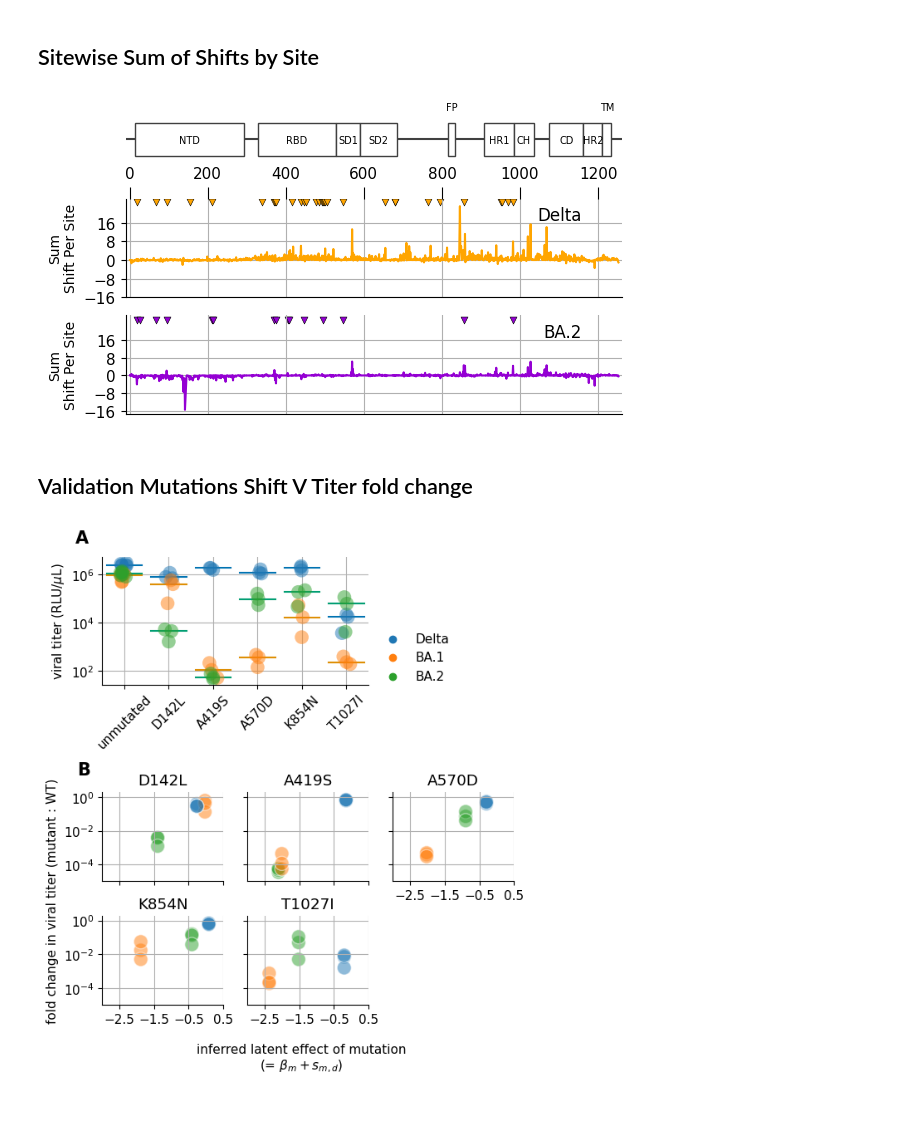
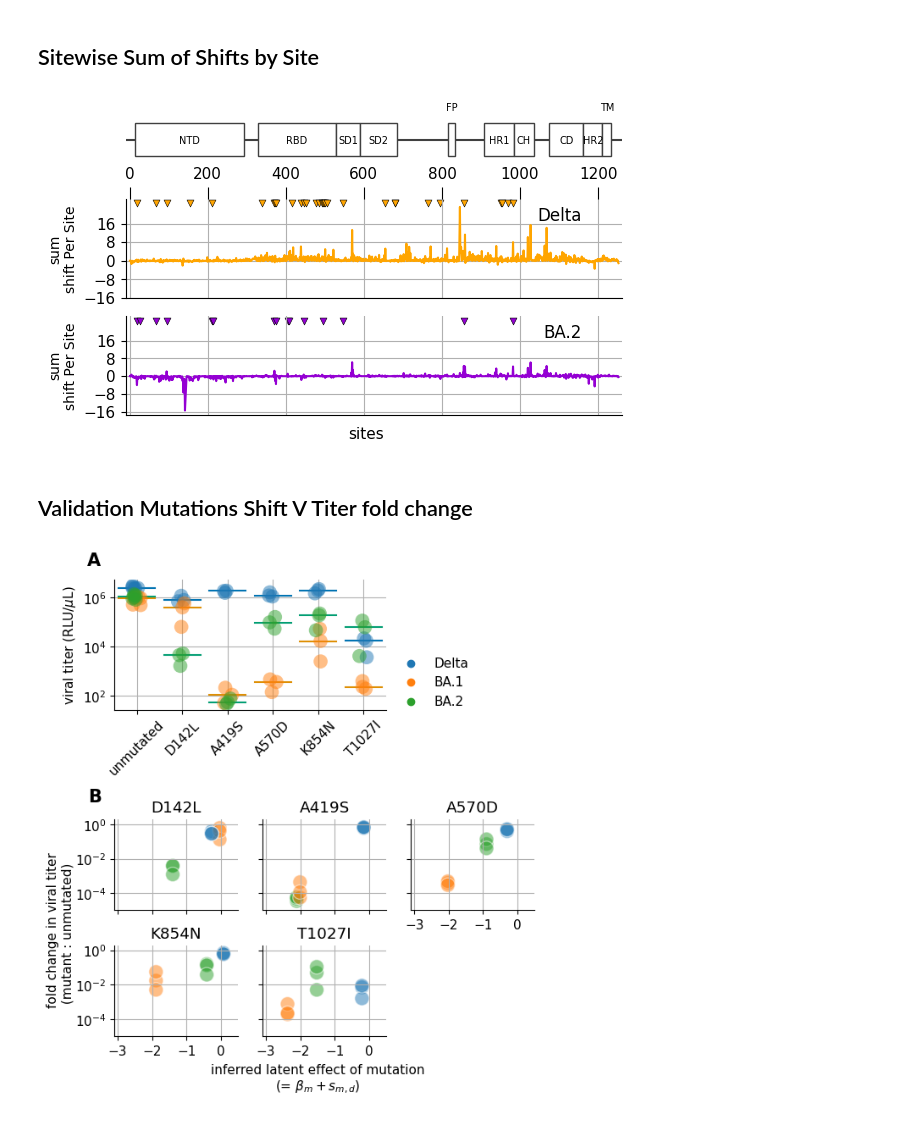
Before and after one commit to matsengrp/SARS-CoV-2_spike_multidms, a Jupyter notebook: notebooks/manuscript-figures.ipynb, the cells around one changed output. Cells and saved outputs as stored; diff of their text form; code cells hidden in the pictures.

```diff
--- a/notebooks/manuscript-figures.ipynb
+++ b/notebooks/manuscript-figures.ipynb
@@ -1353,5 +1508,5 @@ mut_df_replicates = multidms.utils.combine_replicate_muts(
     how="outer"
 )
 mut_df_replicates["sense"] = [
-    "Nonsense" if mut == "*" else "Missense" for mut in mut_df_replicates.muts
+    "stop" if mut == "*" else "non synonymous" for mut in mut_df_replicates.muts
 ]
@@ -1419,10 +1617,9 @@ mut_df
 # %%
-# Same X and Y Ticks
-
 saveas = "naive_approach_replicate_shifts_correlation"
 
 fig, ax = plt.subplots(1,2, figsize=[6.4,3.5], sharex=True, sharey=True)
-
+lim = [-8, 11]
+ticks = np.linspace(-7, 11, 7)
 for i, condition in enumerate(["Delta", "Omicron_BA2"]):
     iter_ax = ax[i]
     sns.scatterplot(
@@ -1433,8 +1630,10 @@ for i, condition in enumerate(["Delta", "Omicron_BA2"]):
         alpha=0.3,
         c='0.25'
     )
-    iter_ax.set_ylim(-8, 12)
-    iter_ax.set_xlim(-8, 12)
+    iter_ax.set_ylim(lim)
+    iter_ax.set_xlim(lim)
+    iter_ax.set_xticks(ticks, labels=ticks)
+    iter_ax.set_yticks(ticks, labels=ticks)
     iter_ax.plot([-8, 12], [-8, 12], "--", lw=2, c="royalblue")
 
     corr = pearsonr(mut_df[f"0-{condition}_S"], mut_df[f"1-{condition}_S"])[0]
@@ -1448,6 +1647,7 @@ for i, condition in enumerate(["Delta", "Omicron_BA2"]):
     iter_ax.grid()
     sns.despine(ax=iter_ax)
 
+
 ax[0].set_title("Delta")
 ax[0].set_xlabel("replicate 1")
 ax[0].set_ylabel("replicate 2")
@@ -1838,7 +2092,7 @@ mut_df_replicates = multidms.utils.combine_replicate_muts(
     times_seen_threshold=times_seen_threshold,
     how="inner"
 )
-mut_df_replicates["sense"] = ["Nonsense" if mut == "*" else "Missense" for mut in mut_df_replicates.muts]
+mut_df_replicates["sense"] = ["stop" if mut == "*" else "non synonymous" for mut in mut_df_replicates.muts]
 rename_omicron = {
     c:"_".join(c.split("_")[:2]+[c.split("_")[3]])
     for c in mut_df_replicates.columns if "Omicron" in c
@@ -1931,4 +2185,6 @@ shifts_by_site.index.dtype
 # %% [output]
 dtype('int64')
 # %%
-site_map.reset_index().rename({"index":"site"})
+site_map = model.data.site_map.reset_index().rename(
+    {"index":"sites", "Omicron_BA2": "BA2", "Omicron_BA1":"BA1"}, axis=1
+).set_index("sites")
@@ -2310,7 +2596,7 @@ plt.show()
 # %% [markdown]
 ## Sitewise Sum of Shifts by Site
 # %%
-# xlabel
+## xlabel
 
 saveas = "sum_shift_by_site"
 
@@ -2375,7 +2661,8 @@ for (i, homolog) in enumerate(['BA2', 'Delta']):
         color=cs[homolog],
         label=""
     )
-    nis = shifts_by_site.query(f"not is_{homolog}_wt")
+
+    nis = site_map.query(f"{homolog} != BA1")
     sns.scatterplot(
         x='sites',
         y=np.repeat(25, len(nis)),
@@ -2386,6 +2673,18 @@ for (i, homolog) in enumerate(['BA2', 'Delta']):
         facecolor=cs[homolog],
         edgecolor="black"
     )
+
+#     nis = shifts_by_site.query(f"not is_{homolog}_wt")
+#     sns.scatterplot(
+#         x='sites',
+#         y=np.repeat(25, len(nis)),
+#         data=nis,
+#         s=25,
+#         ax=axs[homolog],
+#         marker='v',
+#         facecolor=cs[homolog],
+#         edgecolor="black"
+#     )
 
     axs[homolog].grid()
     axs[homolog].set(
@@ -2403,7 +2702,7 @@ for (i, homolog) in enumerate(['BA2', 'Delta']):
         size=9
     )
     axs[homolog].set_xlabel(None)
-    axs[homolog].set_ylabel("Sum\nShift Per Site", size=10)
+    axs[homolog].set_ylabel("sum\nshift Per Site", size=10)
 
 axs["BA2"]._shared_axes['x'].join(axs["BA2"], axs["Delta"])
 
@@ -2424,34 +2723,39 @@ for (domain, (start, end)) in domain_dict.items():
         fontsize=7
     )
 
 axs["Annotation"].set(ylim=[-0.5,4], yticks=[])
 sns.despine(left=True, bottom=True, ax=axs["Annotation"])
 
 axs["Annotation"].sharex(axs["BA2"])
 axs["Annotation"].axhline(2, c='0.25', zorder=0)
 axs["Annotation"].xaxis.set_tick_params(which='both', bottom=False, labelbottom=False, labeltop=False)
 
+fig.text(
+    0.5, 0.05, 'sites',
+    ha='center'
+)
+
 axs["Delta"].text(
     .92, .92,
     f"Delta",
     ha="right", va="top",
     size=12,
     transform=axs["Delta"].transAxes
 )
 
 axs["BA2"].text(
     .92, .92,
     f"BA.2",
     ha="right", va="top",
     size=12,
     transform=axs["BA2"].transAxes
 )
 
 fig.savefig(f"{OUTDIR}/{saveas}.pdf",bbox_inches='tight')
 fig.savefig(f"{OUTDIR}/{saveas}.png",bbox_inches='tight')
 plt.show()
 # %% [output]
-[figure, old version]
+[figure, new version]
 # %% [markdown]
 ## Validation Mutations Shift V Titer fold change
 # %%
@@ -2601,7 +2905,7 @@ for (i, mutation) in enumerate(validation_mutations):
     iter_ax.set(
         title=mutation, xlabel='', ylabel='',
         yscale='log', ylim=[1e-5,2], yticks=[1, 1e-2, 1e-4],
-        xlim=[-3, 0], xticks=np.linspace(-2.5, 0.5, 4)
+        xlim=[-3.1, 0.5], xticks=[-3, -2, -1, 0]
     )
     iter_ax.grid()
     iter_ax.get_legend().remove()
@@ -2614,11 +2918,11 @@ for (i, mutation) in enumerate(validation_mutations):
         iter_ax.tick_params(axis="y", labelleft=False)
 
 fig.text(
-    0.5, 0.0, 'inferred latent effect of mutation\n(= $β_m + s_{m,d}$)',
+    0.5, 0.02, 'inferred latent effect of mutation\n(= $β_m + s_{m,d}$)',
     ha='center'
 )
 fig.text(
-    0.02, 0.29, 'fold change in viral titer (mutant : WT)',
+    0.000, 0.29, 'fold change in viral titer\n (mutant : unmutated)',
     va='center', rotation='vertical'
 )
 axs["legend"].set_axis_off()
@@ -2644,4 +2948,4 @@ fig.savefig(f"{OUTDIR}/{saveas}.pdf",bbox_inches='tight')
 fig.savefig(f"{OUTDIR}/{saveas}.png",bbox_inches='tight')
 plt.show()
 # %% [output]
-[figure, old version]
+[figure, new version]
```
Also changed, not shown: parts of 47 cells of this notebook, 28 other files.
